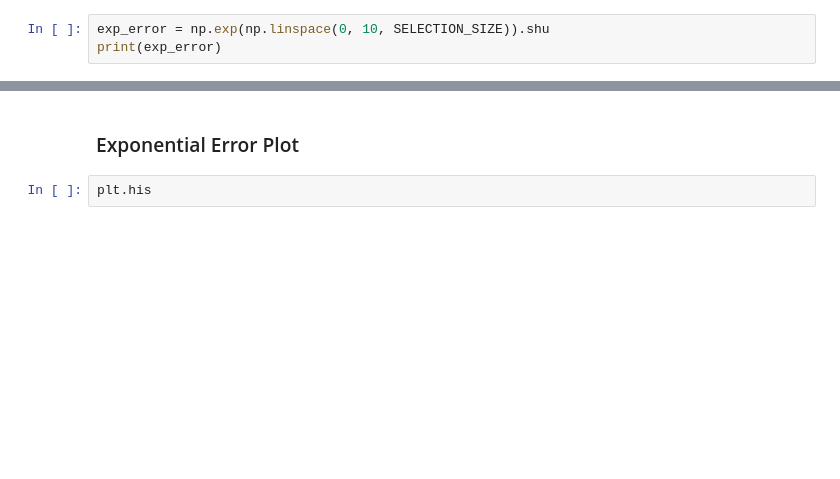
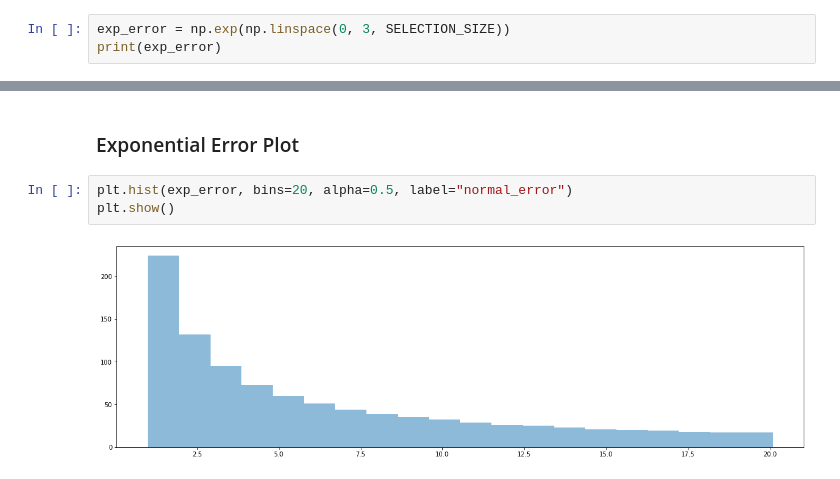
Before and after one commit to FreeLike76/KpiDataScience, a Jupyter notebook: main.ipynb, the cells around one changed output, grey strips where cells are left out. Saved outputs shown, nothing was run; the diff lists cells and outputs as text; blank space fills up the shorter version.

Commit message:
Ploted models with errors

```diff
--- a/main.ipynb
+++ b/main.ipynb
@@ -120,5 +120,5 @@ plt.show()
 # %% [markdown]
 ### Exponential Error
 # %%
-exp_error = np.exp(np.linspace(0, 10, SELECTION_SIZE)).shu
+exp_error = np.exp(np.linspace(0, 3, SELECTION_SIZE))
 print(exp_error)
@@ -125,4 +143,7 @@ print(exp_error)
 # %% [markdown]
 ### Exponential Error Plot
-# %%
-plt.his
+# %%
+plt.hist(exp_error, bins=20, alpha=0.5, label="normal_error")
+plt.show()
+# %% [output]
+[figure, added]
```
Also changed, not shown: parts of 5 cells of this notebook.
